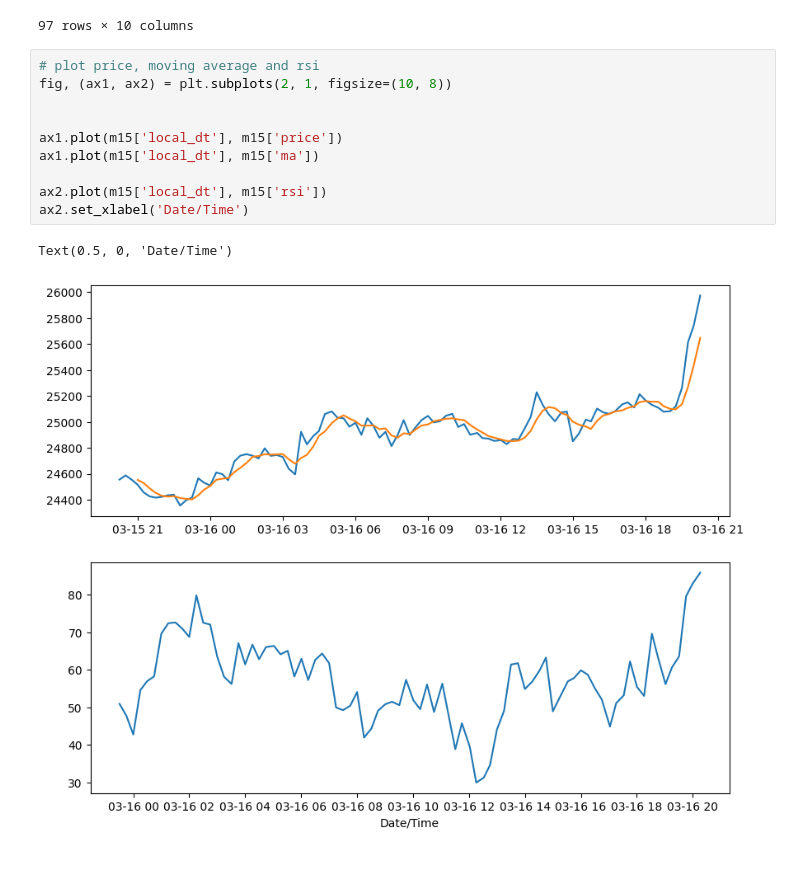
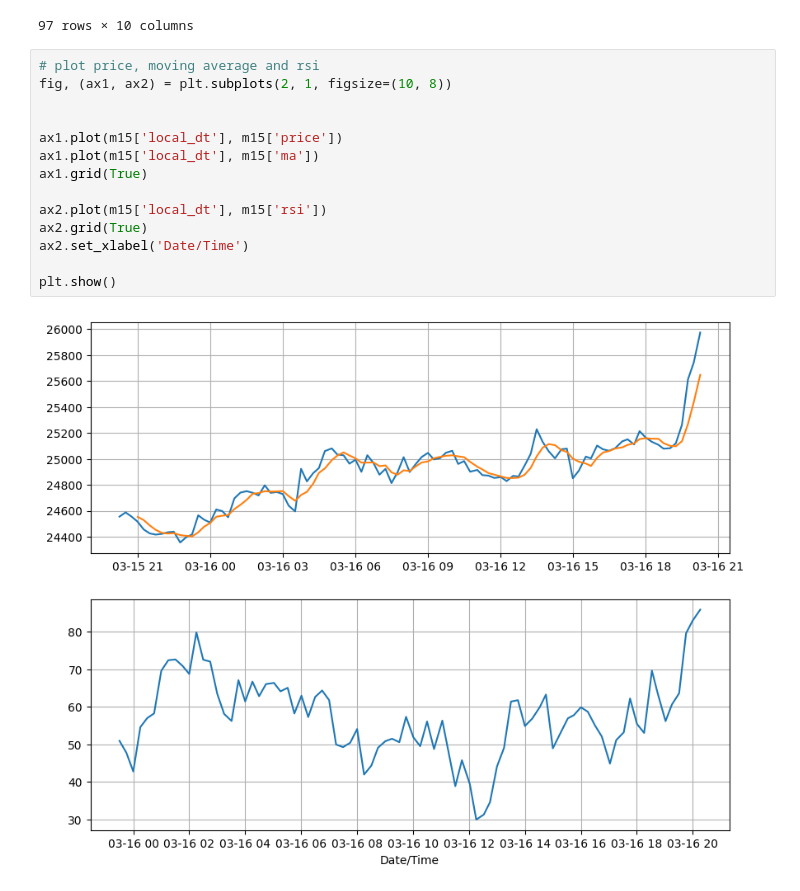
Before and after one commit to jose-marquez89/crypto-trading-analysis, a Jupyter notebook: buy_rsi_exit_rate.ipynb, the cells around one changed output. Saved outputs shown, nothing was run; the diff lists cells and outputs as text; blank space fills up the shorter version.

```diff
--- a/buy_rsi_exit_rate.ipynb
+++ b/buy_rsi_exit_rate.ipynb
@@ -61,16 +61,19 @@ m15
 | 95 | 2023-03-16 19:59:45.888000-06:00 | 25741.588200 | 25435.180940 | 127.418003 | 127.418003 | 0.000000 | 60.892804 | 12.475893 | 4.880837 | 82.995619 |
 | 96 | 2023-03-16 20:16:00-06:00 | 25974.877785 | 25648.680400 | 233.289584 | 233.289584 | 0.000000 | 76.162404 | 12.475893 | 6.104766 | 85.924941 |
 97 rows × 10 columns
-# %%
-# plot price, moving average and rsi
-fig, (ax1, ax2) = plt.subplots(2, 1, figsize=(10, 8))
-
-
-ax1.plot(m15['local_dt'], m15['price'])
-ax1.plot(m15['local_dt'], m15['ma'])
-
-ax2.plot(m15['local_dt'], m15['rsi'])
-ax2.set_xlabel('Date/Time')
-# %% [output]
-Text(0.5, 0, 'Date/Time')
-[figure, removed]
+# %%
+# plot price, moving average and rsi
+fig, (ax1, ax2) = plt.subplots(2, 1, figsize=(10, 8))
+
+
+ax1.plot(m15['local_dt'], m15['price'])
+ax1.plot(m15['local_dt'], m15['ma'])
+ax1.grid(True)
+
+ax2.plot(m15['local_dt'], m15['rsi'])
+ax2.grid(True)
+ax2.set_xlabel('Date/Time')
+
+plt.show()
+# %% [output]
+[figure, added]
```
